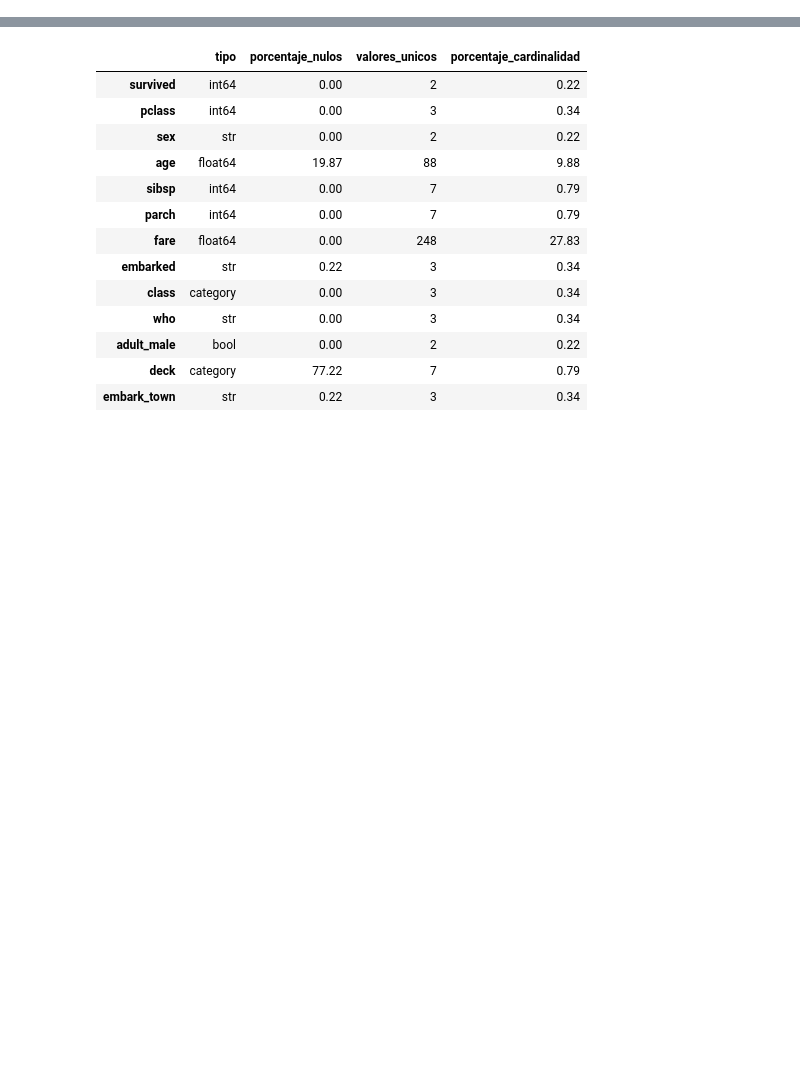
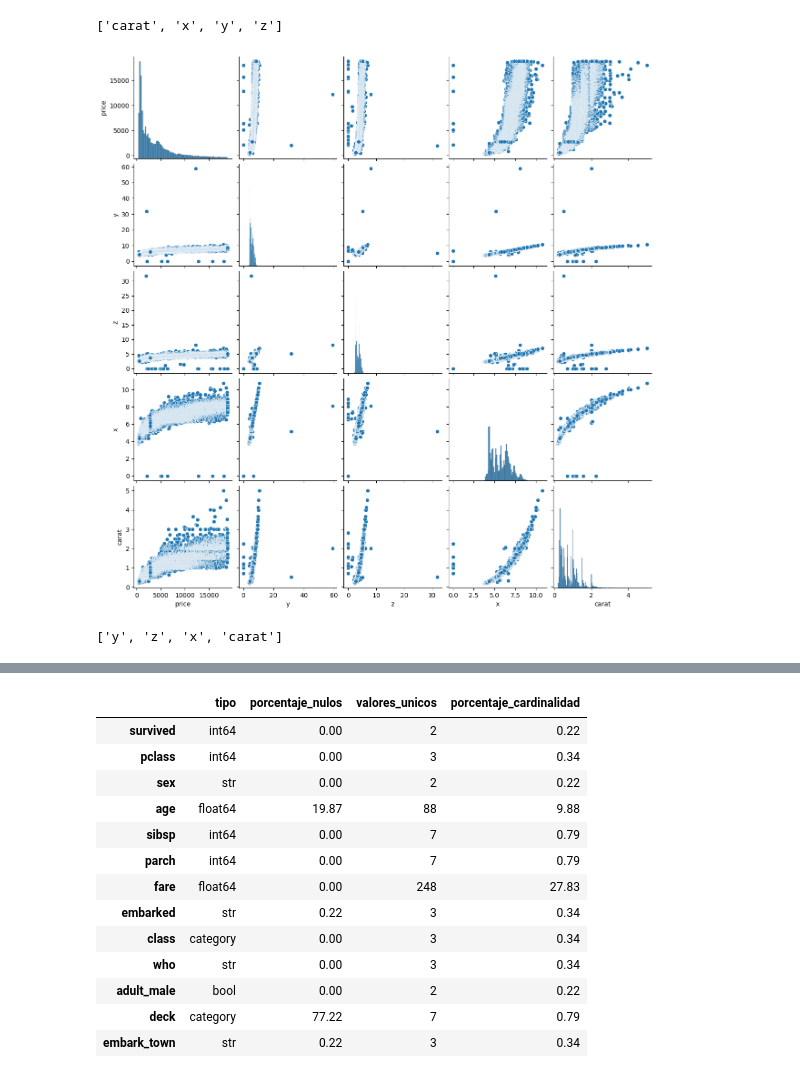
Before and after one commit to IsaacFrr/Team_challenge_toolbox, a Jupyter notebook: notebooks/demo.ipynb, the cells around one changed output, grey strips where cells are left out. Drawn from its saved outputs; the diff is of its cells as text; code cells hidden in the pictures; blank space fills up the shorter version.

```diff
--- a/notebooks/demo.ipynb
+++ b/notebooks/demo.ipynb
@@ -7,0 +7,2 @@ from toolbox_ml.eda.core import describe_df, tipifica_variables, get_features_ca
+# %%
+df_dmnds = sns.load_dataset("diamonds")
@@ -7,0 +43,10 @@ from toolbox_ml.eda.core import describe_df, tipifica_variables, get_features_ca
+# %%
+diamonds_corr = get_features_num_regression(df_dmnds, "price", umbral_corr=0.8)
+diamonds_corr
+# %% [output]
+['carat', 'x', 'y', 'z']
+# %%
+plot_features_num_regression(df_dmnds, "price", diamonds_corr)
+# %% [output]
+[figure, added]
+['y', 'z', 'x', 'carat']
```
Also changed, not shown: parts of 6 cells of this notebook, 1 other file.
